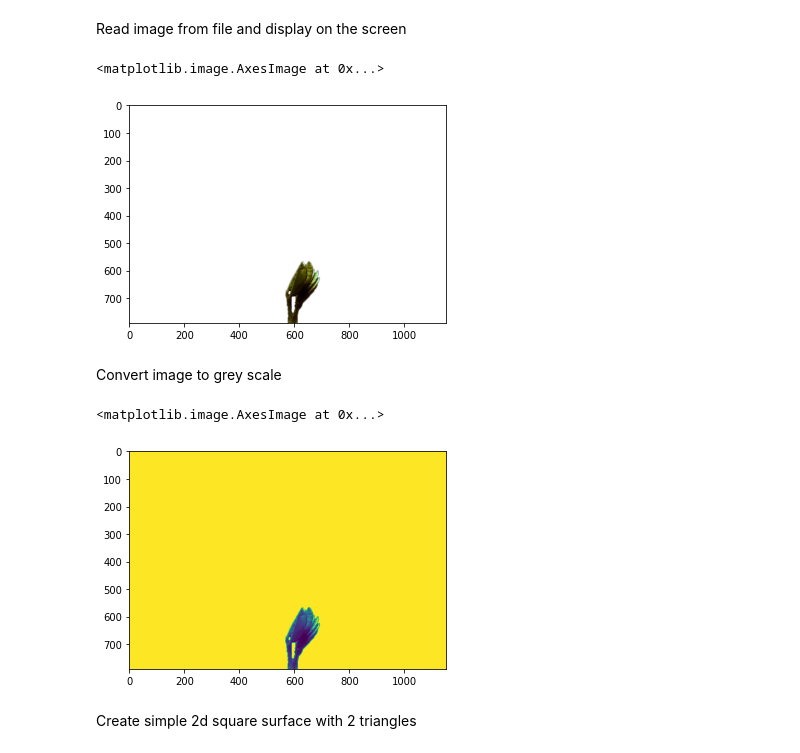
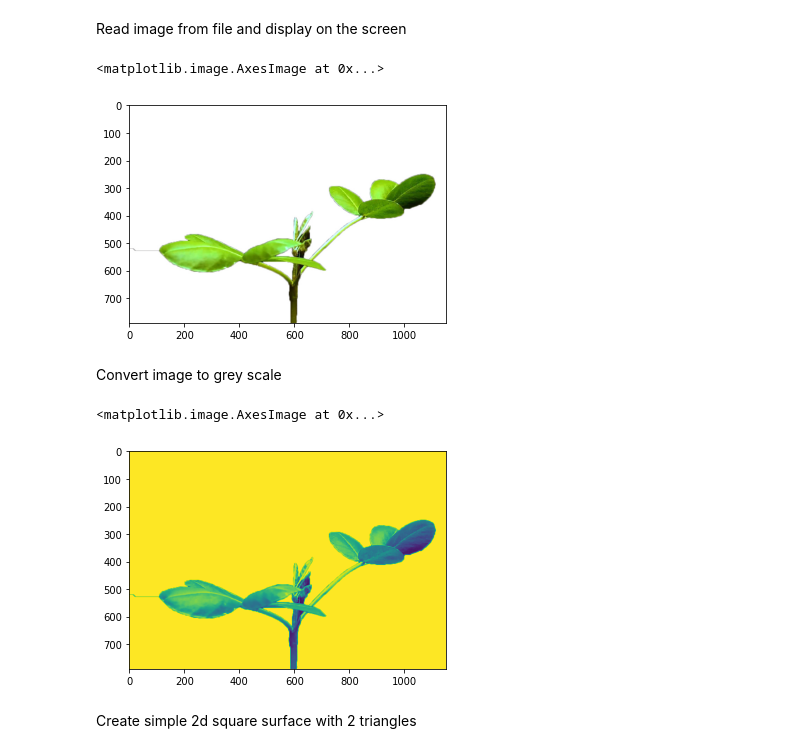
Before and after one commit to artiumrexbellator/plantCaracteristics, a Jupyter notebook: 3D_using_stl.ipynb, the cells around one changed output. Cells and saved outputs as stored; diff of their text form; code cells hidden in the pictures.

```diff
--- a/3D_using_stl.ipynb
+++ b/3D_using_stl.ipynb
@@ -17,14 +17,14 @@ Read image from file and display on the screen
 # %%
 from PIL import Image
 import matplotlib.pyplot as plt
 import os
 
-path = os.getcwd() + "/src/database/plants/stage01.jpg"
+path = os.getcwd() + "/src/database/plants/stage12.jpg"
 im = Image.open(path)
 plt.imshow(im)
 # %% [output]
 <matplotlib.image.AxesImage at 0x...>
-[figure, old version]
+[figure, new version]
 # %% [markdown]
 Convert image to grey scale
 # %%
@@ -32,7 +32,7 @@ grey_img = Image.open(path).convert('L')
 plt.imshow(grey_img)
 # %% [output]
 <matplotlib.image.AxesImage at 0x...>
-[figure, old version]
+[figure, new version]
 # %% [markdown]
 Create simple 2d square surface with 2 triangles
 # %% [markdown]
```
Also changed, not shown: parts of 1 cell of this notebook, 5 other files.
